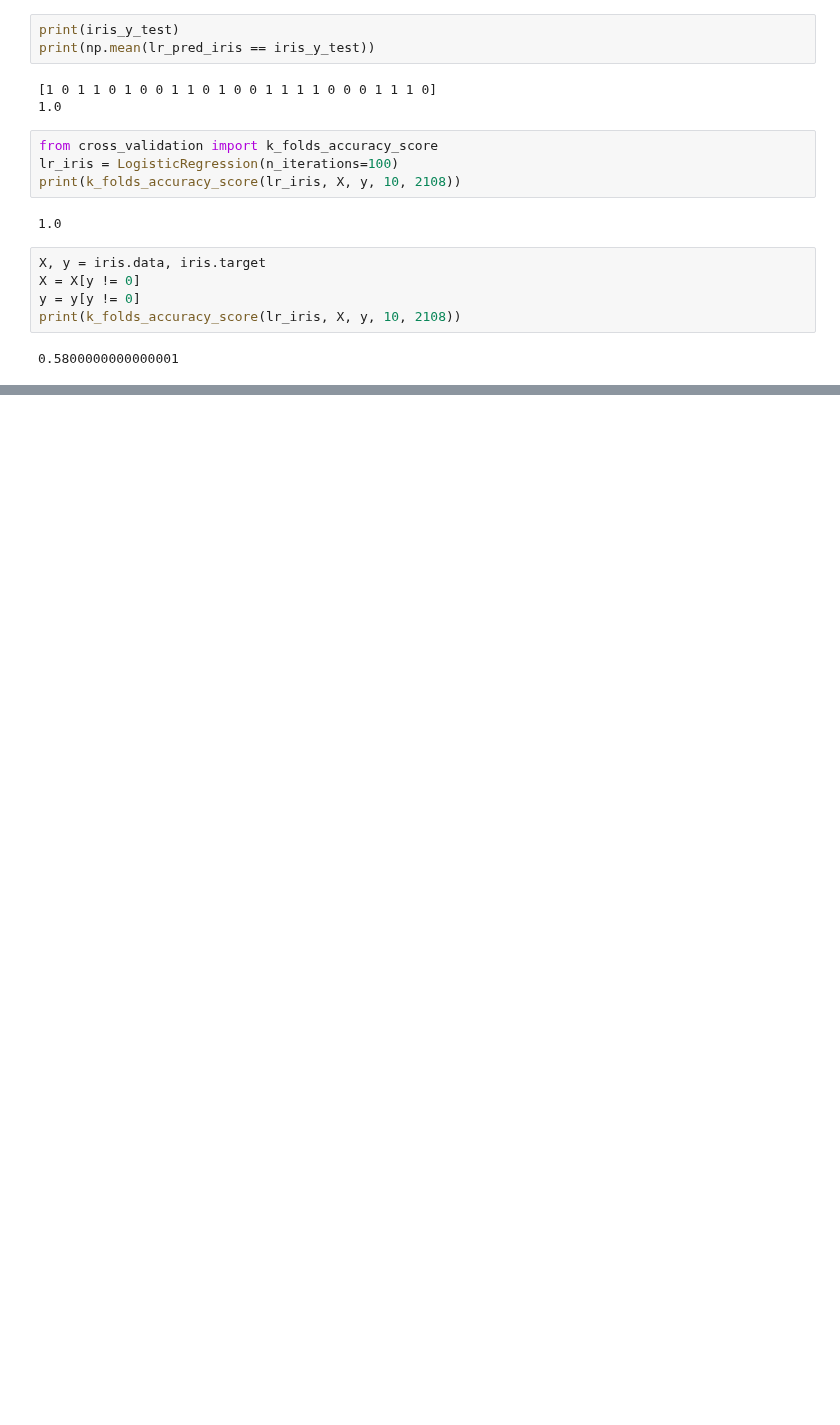
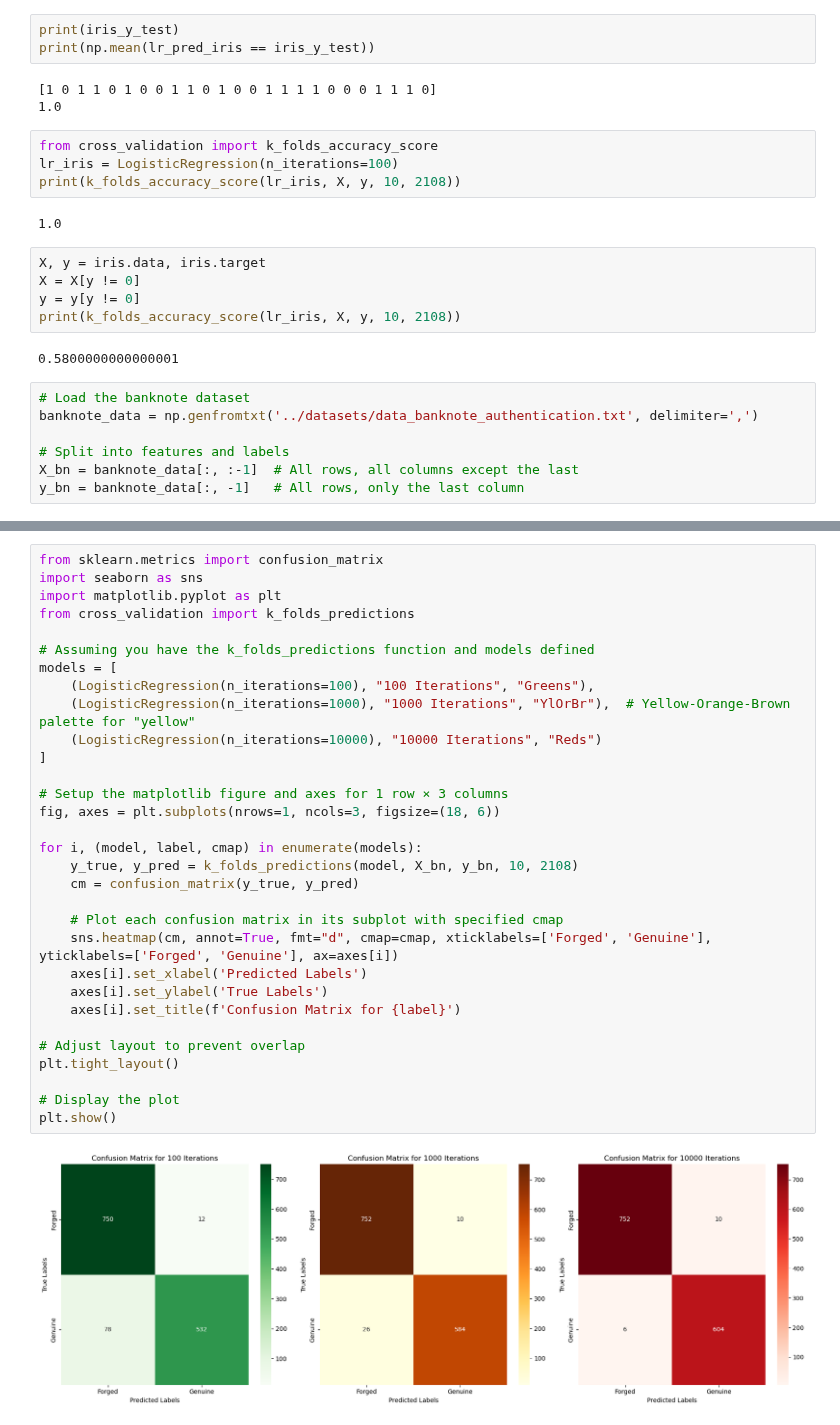
Before and after one commit to nkurien/FYP-MLEvaluator, a Jupyter notebook: poc/notebooks/8_logistic_regression.ipynb, the cells around one changed output, grey strips where cells are left out. Cells and saved outputs as stored; diff of their text form; blank space fills up the shorter version.

Commit message:
Notebook 8 - Banknote dataset
Added another dataset to the Logistic Regression notebook and visualised results with a confusion matrix

```diff
--- a/poc/notebooks/8_logistic_regression.ipynb
+++ b/poc/notebooks/8_logistic_regression.ipynb
@@ -62,3 +62,10 @@ y = y[y != 0]
 print(k_folds_accuracy_score(lr_iris, X, y, 10, 2108))
 # %% [output]
 0.5800000000000001
+# %%
+# Load the banknote dataset
+banknote_data = np.genfromtxt('../datasets/data_banknote_authentication.txt', delimiter=',')
+
+# Split into features and labels
+X_bn = banknote_data[:, :-1]  # All rows, all columns except the last
+y_bn = banknote_data[:, -1]   # All rows, only the last column
@@ -64,0 +83,33 @@ print(k_folds_accuracy_score(lr_iris, X, y, 10, 2108))
+# %%
+from sklearn.metrics import confusion_matrix
+import seaborn as sns
+import matplotlib.pyplot as plt
+from cross_validation import k_folds_predictions
+
+# Assuming you have the k_folds_predictions function and models defined
+models = [
+    (LogisticRegression(n_iterations=100), "100 Iterations", "Greens"),
+    (LogisticRegression(n_iterations=1000), "1000 Iterations", "YlOrBr"),  # Yellow-Orange-Brown palette for "yellow"
+    (LogisticRegression(n_iterations=10000), "10000 Iterations", "Reds")
+]
+
+# Setup the matplotlib figure and axes for 1 row × 3 columns
+fig, axes = plt.subplots(nrows=1, ncols=3, figsize=(18, 6))
+
+for i, (model, label, cmap) in enumerate(models):
+    y_true, y_pred = k_folds_predictions(model, X_bn, y_bn, 10, 2108)
+    cm = confusion_matrix(y_true, y_pred)
+
+    # Plot each confusion matrix in its subplot with specified cmap
+    sns.heatmap(cm, annot=True, fmt="d", cmap=cmap, xticklabels=['Forged', 'Genuine'], yticklabels=['Forged', 'Genuine'], ax=axes[i])
+    axes[i].set_xlabel('Predicted Labels')
+    axes[i].set_ylabel('True Labels')
+    axes[i].set_title(f'Confusion Matrix for {label}')
+
+# Adjust layout to prevent overlap
+plt.tight_layout()
+
+# Display the plot
+plt.show()
+# %% [output]
+[figure, added]
```
Also changed, not shown: parts of 1 cell of this notebook.
